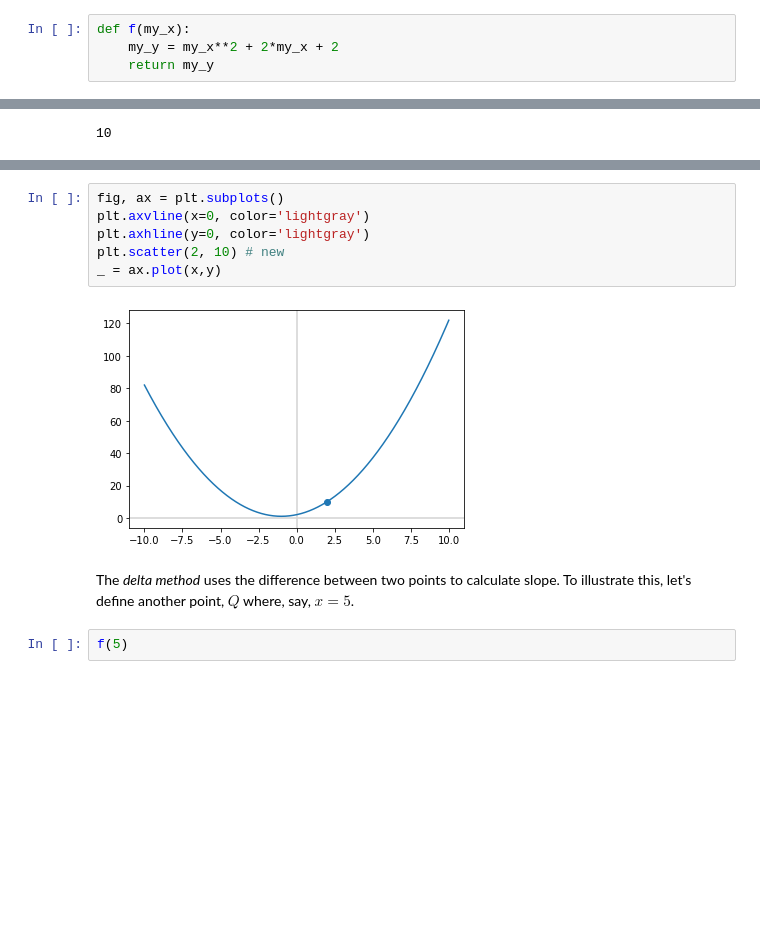
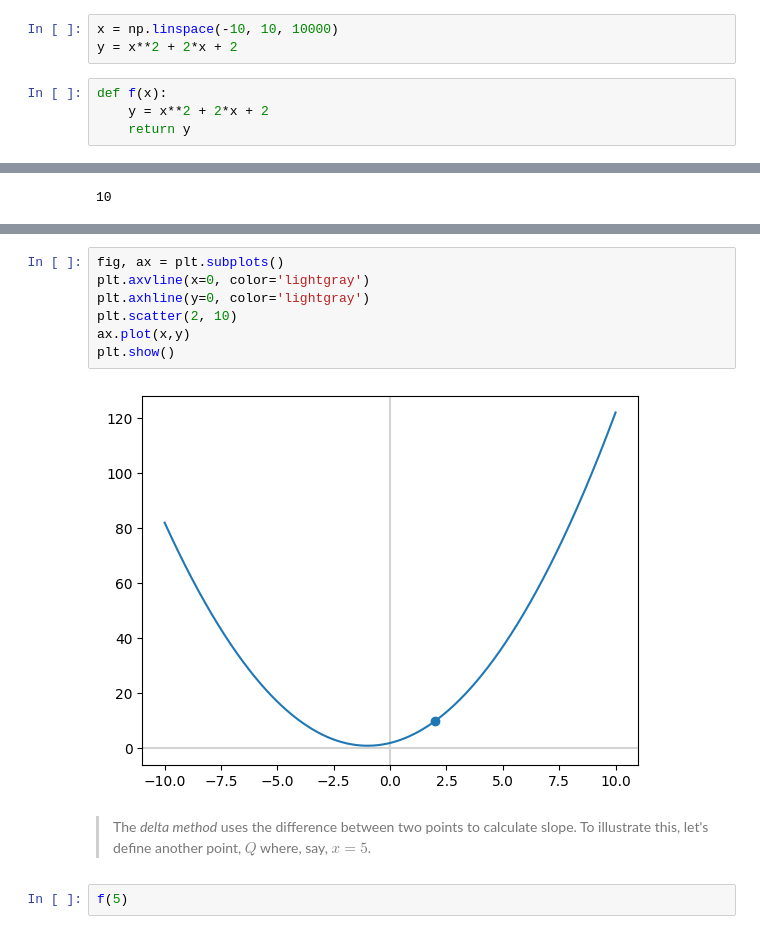
Before and after one commit to mharis-ai/ml-ai-learning-journey, a Jupyter notebook: phase03-mathematics-for-machine-learning/course04-calculus-for-machine-learning/calculus-i-limits-and-derivatives/segment02-computing-derivatives-with-differentiation.ipynb, the cells around one changed output, grey strips where cells are left out. Drawn from its saved outputs; the diff is of its cells as text; blank space fills up the shorter version.

```diff
--- a/phase03-mathematics-for-machine-learning/course04-calculus-for-machine-learning/calculus-i-limits-and-derivatives/segment02-computing-derivatives-with-differentiation.ipynb
+++ b/phase03-mathematics-for-machine-learning/course04-calculus-for-machine-learning/calculus-i-limits-and-derivatives/segment02-computing-derivatives-with-differentiation.ipynb
@@ -20,6 +14,9 @@ Let's bring back our ol' buddy $y = x^2 + 2x + 2$:
+# %%
+x = np.linspace(-10, 10, 10000)
+y = x**2 + 2*x + 2
 # %%
-def f(my_x):
-    my_y = my_x**2 + 2*my_x + 2
-    return my_y
+def f(x):
+    y = x**2 + 2*x + 2
+    return y
 # %%
 y = f(x)
@@ -45,13 +41,14 @@ Cool. Let's call this point $P$, which is located at (2, 10):
 # %%
 fig, ax = plt.subplots()
 plt.axvline(x=0, color='lightgray')
 plt.axhline(y=0, color='lightgray')
-plt.scatter(2, 10) # new
-_ = ax.plot(x,y)
+plt.scatter(2, 10)
+ax.plot(x,y)
+plt.show()
 # %% [output]
-[figure, old version]
+[figure, new version]
 # %% [markdown]
-The _delta method_ uses the difference between two points to calculate slope. To illustrate this, let's define another point, $Q$ where, say, $x = 5$.
+> The _delta method_ uses the difference between two points to calculate slope. To illustrate this, let's define another point, $Q$ where, say, $x = 5$.
 # %%
 f(5)
 # %% [output]
```
Also changed, not shown: parts of 50 cells of this notebook, 2 other files.
